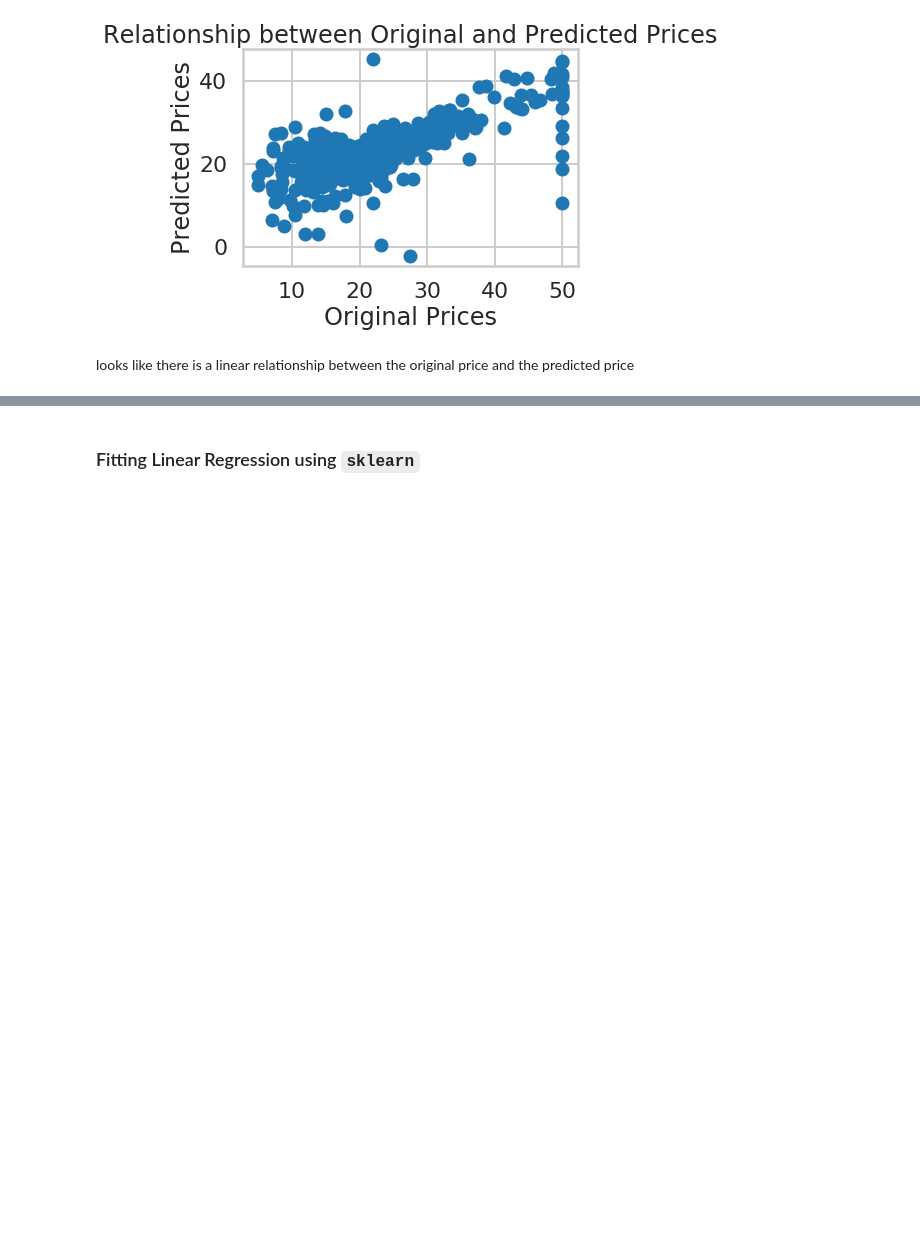
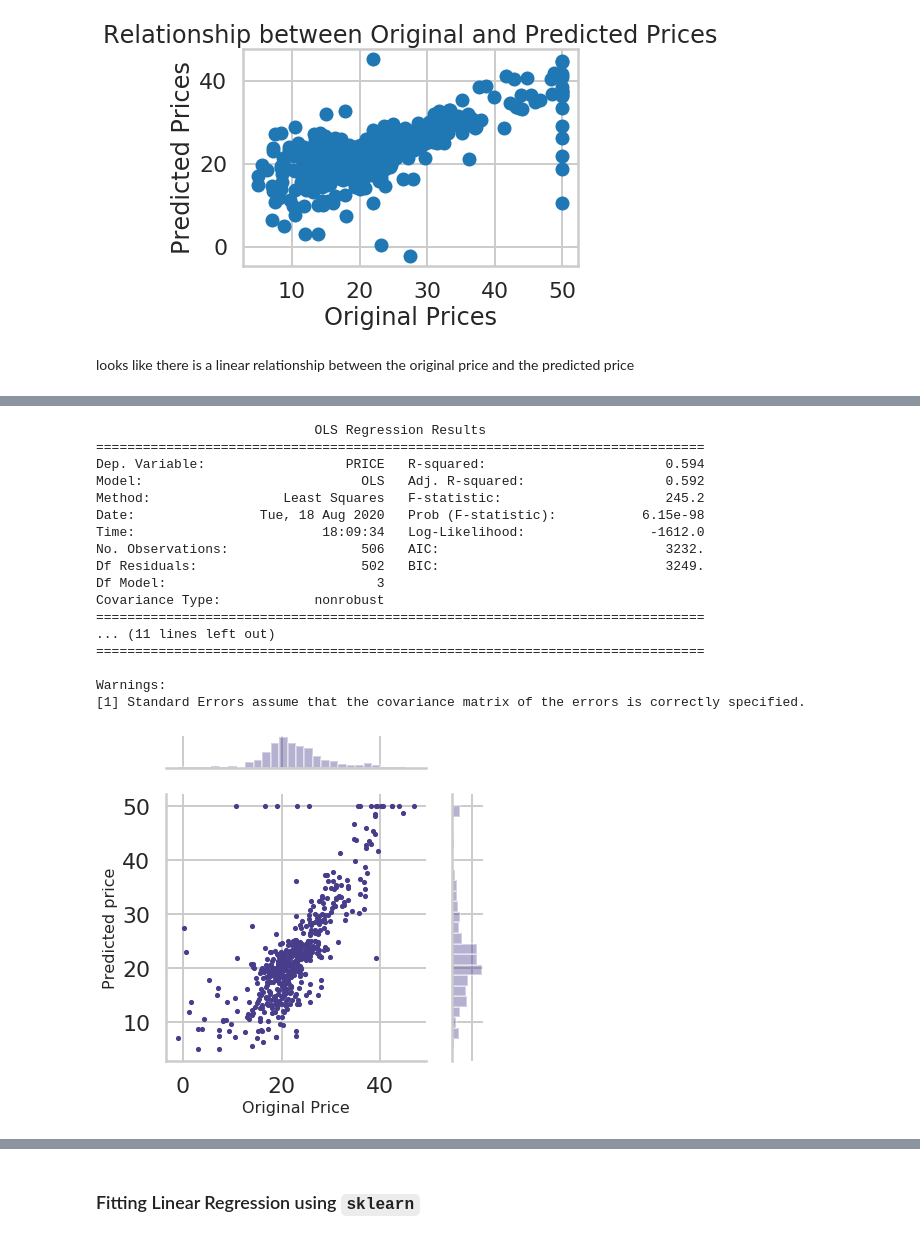
Before and after one commit to shabnami/Data-Science, a Jupyter notebook: linear_regression_project/Mini_Project_Linear_Regression.ipynb, the cells around one changed output, grey strips where cells are left out. Drawn from its saved outputs; the diff is of its cells as text; code cells hidden in the pictures; blank space fills up the shorter version.

```diff
--- a/linear_regression_project/Mini_Project_Linear_Regression.ipynb
+++ b/linear_regression_project/Mini_Project_Linear_Regression.ipynb
@@ -445,0 +449,29 @@ looks like there is a linear relationship between the original price and the pre
+# %%
+m1 = ols('PRICE ~ RM+CRIM+PTRATIO',bos).fit()
+print(m1.summary())
+
+h=sns.jointplot( m1.fittedvalues,bos['PRICE'],color='darkslateblue',s=10)
+h.set_axis_labels('Original Price', 'Predicted price', fontsize=16)
+h.ax_marg_y.grid('on')
+plt.tight_layout()
+
+plt.show()
+# %% [output]
+                            OLS Regression Results
+==============================================================================
+Dep. Variable:                  PRICE   R-squared:                       0.594
+Model:                            OLS   Adj. R-squared:                  0.592
+Method:                 Least Squares   F-statistic:                     245.2
+Date:                Tue, 18 Aug 2020   Prob (F-statistic):           6.15e-98
+Time:                        18:09:34   Log-Likelihood:                -1612.0
+No. Observations:                 506   AIC:                             3232.
+Df Residuals:                     502   BIC:                             3249.
+Df Model:                           3
+Covariance Type:            nonrobust
+==============================================================================
+... (11 lines left out)
+==============================================================================
+
+Warnings:
+[1] Standard Errors assume that the covariance matrix of the errors is correctly specified.
+[figure, added]
```
Also changed, not shown: parts of 47 cells of this notebook.
